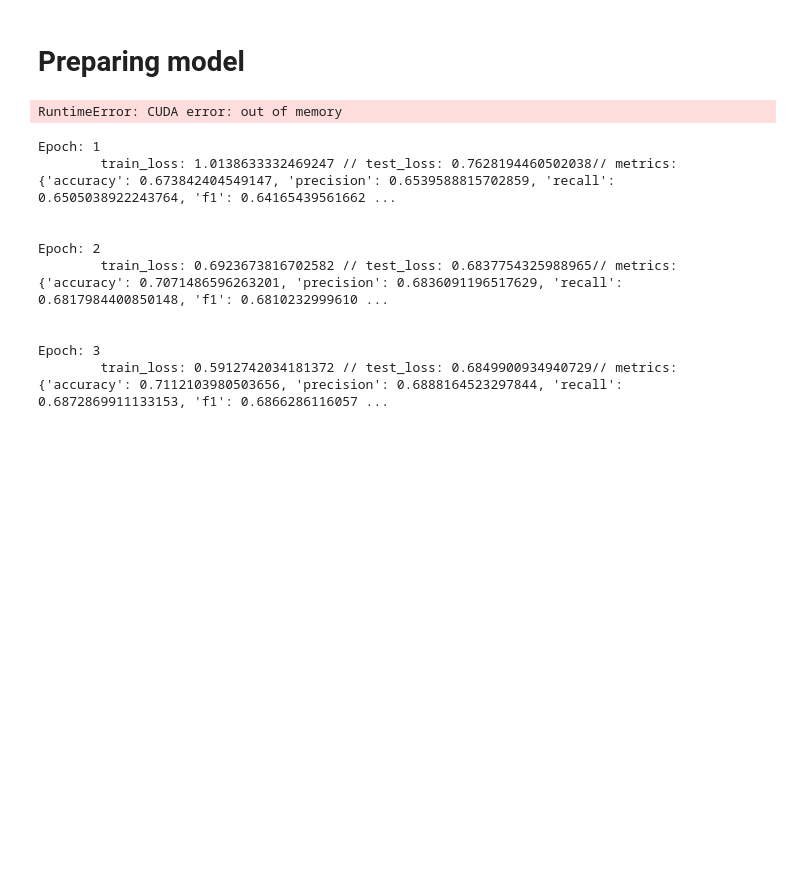
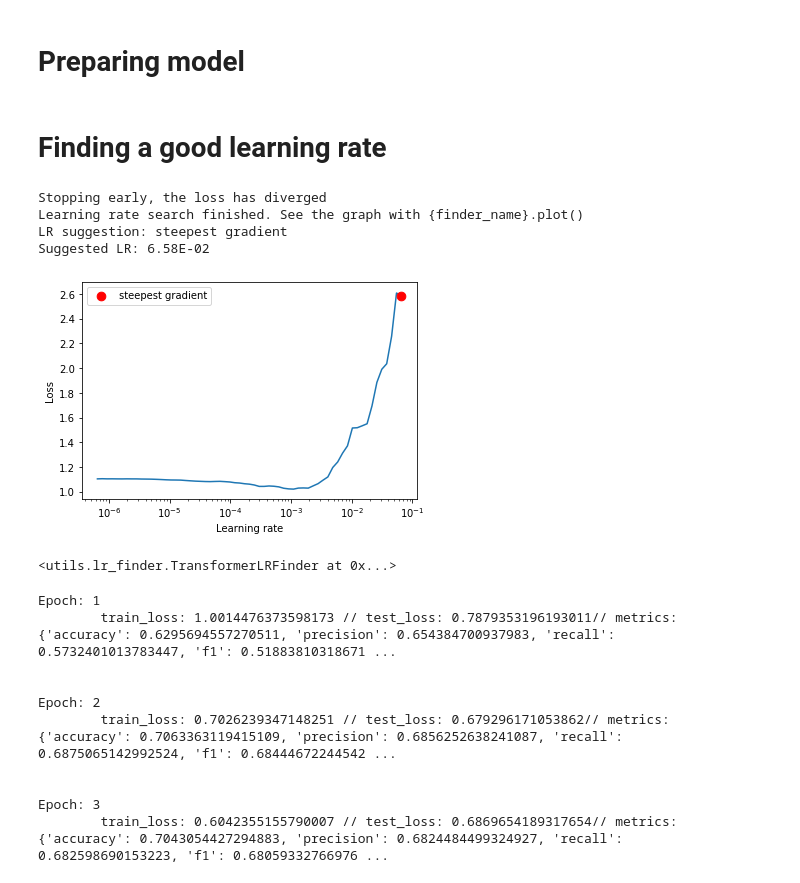
Before and after one commit to kenzosakiyama/transformers_for_text_classification, a Jupyter notebook: bert_classification.ipynb, the cells around one changed output. Drawn from its saved outputs; the diff is of its cells as text; code cells hidden in the pictures; blank space fills up the shorter version.

Commit message:
Improving notebooks and finishing lr finder implementation

```diff
--- a/bert_classification.ipynb
+++ b/bert_classification.ipynb
@@ -39,16 +40,16 @@ metrics = {
     "f1": partial(f1_score, average="macro"),
 }
 # %%
-gpu = torch.device("cuda:0")
+gpu = torch.device("cuda:2")
 # %%
 bert_model = BertModel.from_pretrained(MODEL)
 # %%
 model = BertForClassification(bert_model, 3, metrics, device=gpu).cuda(gpu)
-# %% [output]
-RuntimeError: CUDA error: out of memory
 # %%
 train_dl = DataLoader(train_ds, batch_size=64, shuffle=True)
 test_dl = DataLoader(test_ds, batch_size=64, shuffle=True)
+# %% [markdown]
+# Finding a good learning rate
 # %%
 batches = len(train_dl)
 epochs = 3
@@ -57 +58,10 @@ scheduler = OneCycleLR(optimizer, max_lr=1e-5, steps_per_epoch=batches, epochs=e
 criterion = nn.CrossEntropyLoss()
+# %%
+run_lr_finder(train_dl, model, optimizer, criterion, device=gpu)
+# %% [output]
+Stopping early, the loss has diverged
+Learning rate search finished. See the graph with {finder_name}.plot()
+LR suggestion: steepest gradient
+Suggested LR: 6.58E-02
+[figure, added]
+<utils.lr_finder.TransformerLRFinder at 0x...>
@@ -59,14 +71,14 @@ criterion = nn.CrossEntropyLoss()
 train, test = model.fit(epochs, train_dl, test_dl, criterion, optimizer, scheduler=scheduler)
 # %% [output]
 Epoch: 1
-        train_loss: 1.0138633332469247 // test_loss: 0.7628194460502038// metrics: {'accuracy': 0.673842404549147, 'precision': 0.6539588815702859, 'recall': 0.6505038922243764, 'f1': 0.64165439561662 ...
+        train_loss: 1.0014476373598173 // test_loss: 0.7879353196193011// metrics: {'accuracy': 0.6295694557270511, 'precision': 0.654384700937983, 'recall': 0.5732401013783447, 'f1': 0.51883810318671 ...
 
 
 Epoch: 2
-        train_loss: 0.6923673816702582 // test_loss: 0.6837754325988965// metrics: {'accuracy': 0.7071486596263201, 'precision': 0.6836091196517629, 'recall': 0.6817984400850148, 'f1': 0.6810232999610 ...
+        train_loss: 0.7026239347148251 // test_loss: 0.679296171053862// metrics: {'accuracy': 0.7063363119415109, 'precision': 0.6856252638241087, 'recall': 0.6875065142992524, 'f1': 0.68444672244542 ...
 
 
 Epoch: 3
-        train_loss: 0.5912742034181372 // test_loss: 0.6849900934940729// metrics: {'accuracy': 0.7112103980503656, 'precision': 0.6888164523297844, 'recall': 0.6872869911133153, 'f1': 0.6866286116057 ...
+        train_loss: 0.6042355155790007 // test_loss: 0.6869654189317654// metrics: {'accuracy': 0.7043054427294883, 'precision': 0.6824484499324927, 'recall': 0.682598690153223, 'f1': 0.68059332766976 ...
 # %%
 torch.save(model.state_dict(), "data/checkpoints/bert_tweetsent_br.ckpt")
```
Also changed, not shown: parts of 3 cells of this notebook, 3 other files.
